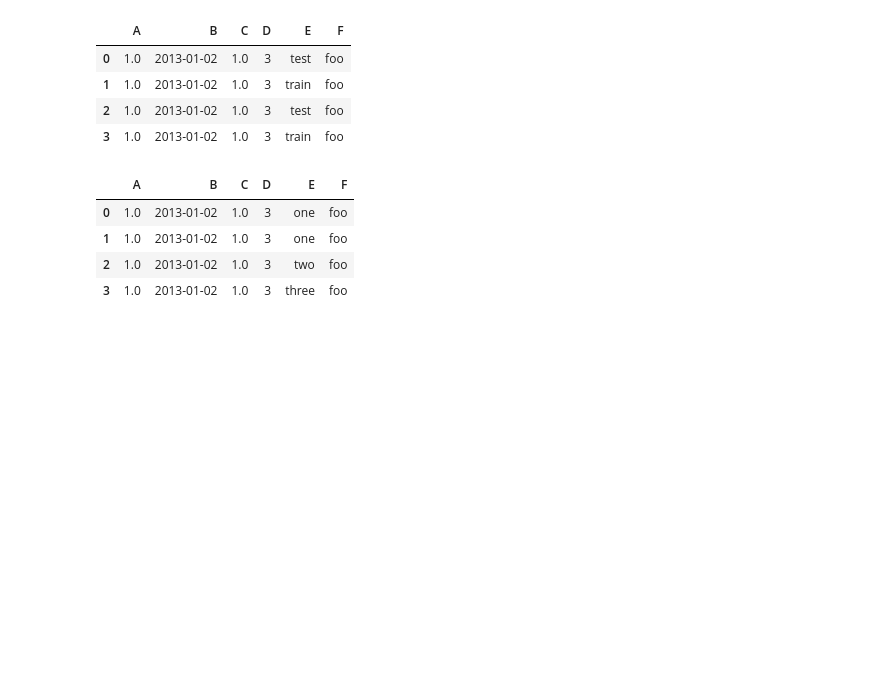
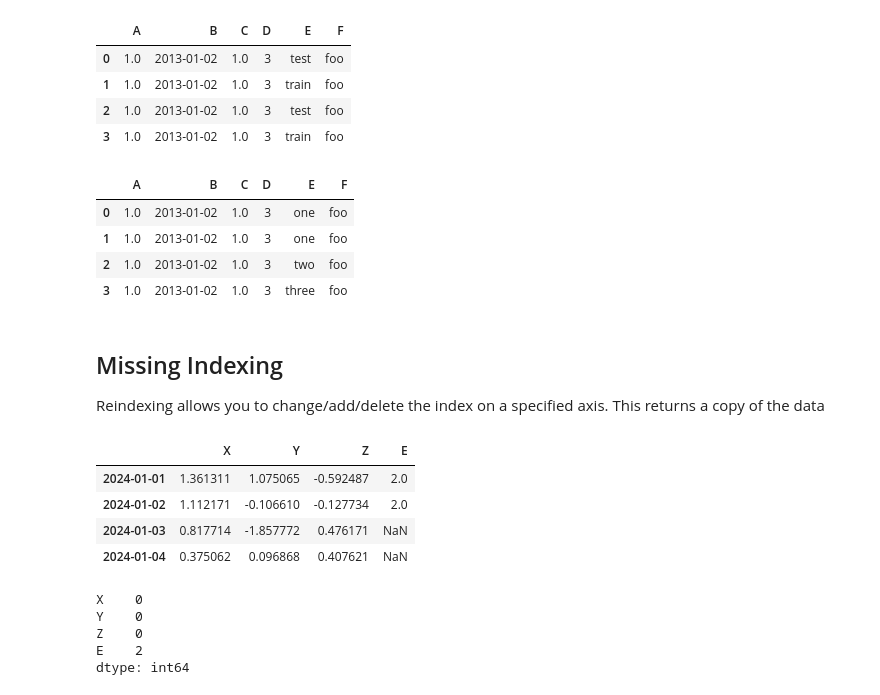
Before and after one commit to TouseefDataScientist/Artificialintelligence, a Jupyter notebook: pandas.ipynb, the cells around one changed output. Saved outputs shown, nothing was run; the diff lists cells and outputs as text; code cells hidden in the pictures; blank space fills up the shorter version.

```diff
--- a/pandas.ipynb
+++ b/pandas.ipynb
@@ -342,3 +342,26 @@ df_booleanindexing
 | 1 | 1.0 | 2013-01-02 | 1.0 | 3 | one | foo |
 | 2 | 1.0 | 2013-01-02 | 1.0 | 3 | two | foo |
 | 3 | 1.0 | 2013-01-02 | 1.0 | 3 | three | foo |
+# %% [markdown]
+## Missing Indexing
+Reindexing allows you to change/add/delete the index on a specified axis. This returns a copy of the data
+# %%
+df1 = df.reindex(index=dates[0:4], columns=list(df.columns) + ["E"])
+df1.loc[dates[0] : dates[1],"E"] = 2
+df1
+# %% [output]
+|  | X | Y | Z | E |
+| 2024-01-01 | 1.361311 | 1.075065 | -0.592487 | 2.0 |
+| 2024-01-02 | 1.112171 | -0.106610 | -0.127734 | 2.0 |
+| 2024-01-03 | 0.817714 | -1.857772 | 0.476171 | NaN |
+| 2024-01-04 | 0.375062 | 0.096868 | 0.407621 | NaN |
+# %%
+# To Check the sum of the cells each column that is empty
+df1.isnull().sum()
+# The output shows that the column E has two empty values
+# %% [output]
+X    0
+Y    0
+Z    0
+E    2
+dtype: int64
```
Also changed, not shown: parts of 12 cells of this notebook, 2 other files.
